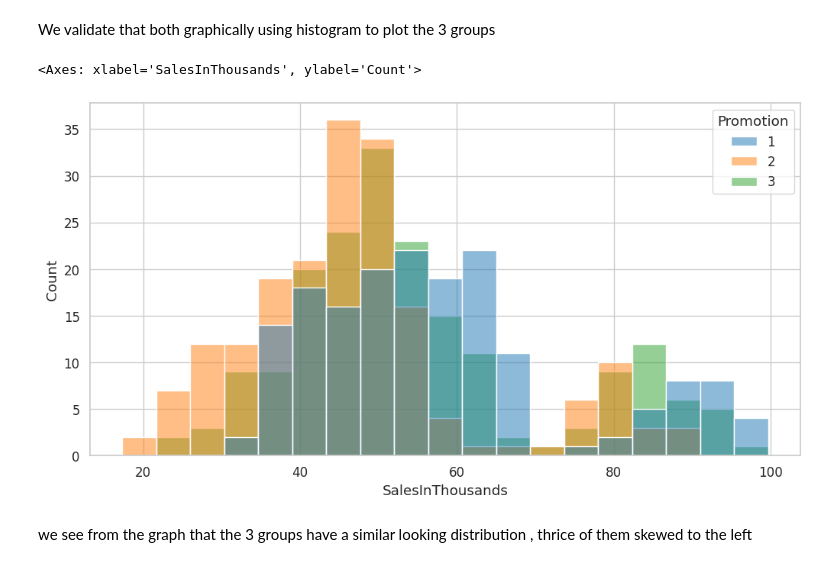
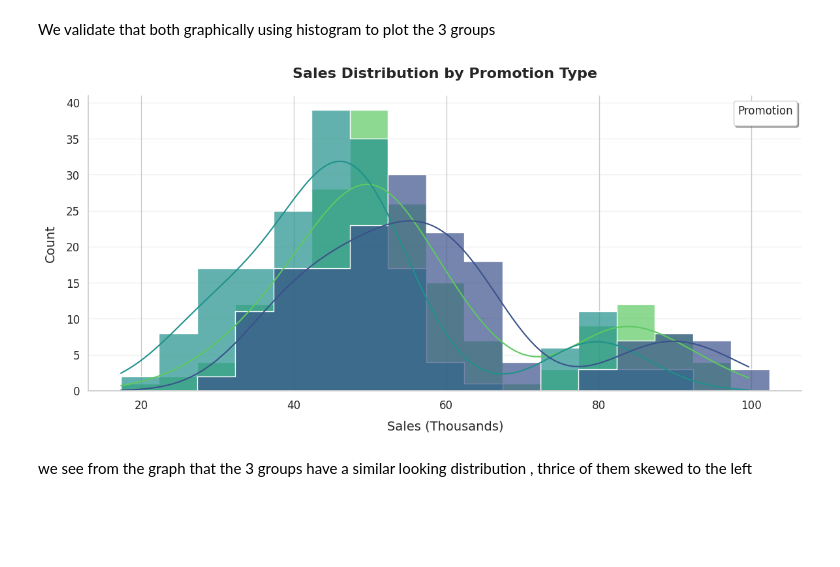
Before and after one commit to ahmedhas32/ahmedhas32, a Jupyter notebook: a-b-testing-deep-dive-fast-food-promotion-plans.ipynb, the cells around one changed output. Drawn from its saved outputs; the diff is of its cells as text; code cells hidden in the pictures; blank space fills up the shorter version.

```diff
--- a/a-b-testing-deep-dive-fast-food-promotion-plans.ipynb
+++ b/a-b-testing-deep-dive-fast-food-promotion-plans.ipynb
@@ -401,13 +406,47 @@ the first test that comes to mind in this case , more than two groups is ANOVA ,
 so we see our groups are balanced regarding size, as well regarding applying Kruskal-Wallis non parametric test it assumes that  distributions of the groups have the same shape with  similar variability and skewness
 # %% [markdown]
 We validate that both graphically using histogram to plot the 3 groups
-# %%
-plt.figure(figsize=(12, 6))
-
-sns.histplot(hue = 'Promotion' , x ="SalesInThousands"  , data = df)
-# %% [output]
-<Axes: xlabel='SalesInThousands', ylabel='Count'>
-[figure, removed]
+# %%
+plt.figure(figsize=(12, 6))
+
+# Create the histogram with customizations
+sns.histplot(
+    data=df,
+    x="SalesInThousands",
+    hue="Promotion",
+    palette="viridis",  # Modern color palette
+    element="step",     # Clean stepped appearance
+    kde=True,           # Add kernel density estimate
+    alpha=0.7,          # Slight transparency
+    multiple="layer",   # Overlay histograms
+    edgecolor='white',  # White edges for separation
+    linewidth=1,        # Edge line width
+    binwidth=5          # Control bin size
+)
+
+# Add professional styling
+plt.title('Sales Distribution by Promotion Type', fontsize=16, pad=20, fontweight='bold')
+plt.xlabel('Sales (Thousands)', fontsize=14, labelpad=10)
+plt.ylabel('Count', fontsize=14, labelpad=10)
+plt.grid(axis='y', alpha=0.3)
+
+# Improve legend
+plt.legend(
+    title='Promotion',
+    title_fontsize=12,
+    fontsize=11,
+    frameon=True,
+    shadow=True
+)
+
+# Remove unnecessary spines
+sns.despine()
+
+# Adjust layout
+plt.tight_layout()
+plt.show()
+# %% [output]
+[figure, added]
 # %% [markdown]
 we see from the graph that the 3 groups have a similar looking distribution , thrice of them skewed to the left
 # %% [markdown]
```
Also changed, not shown: parts of 13 cells of this notebook.
